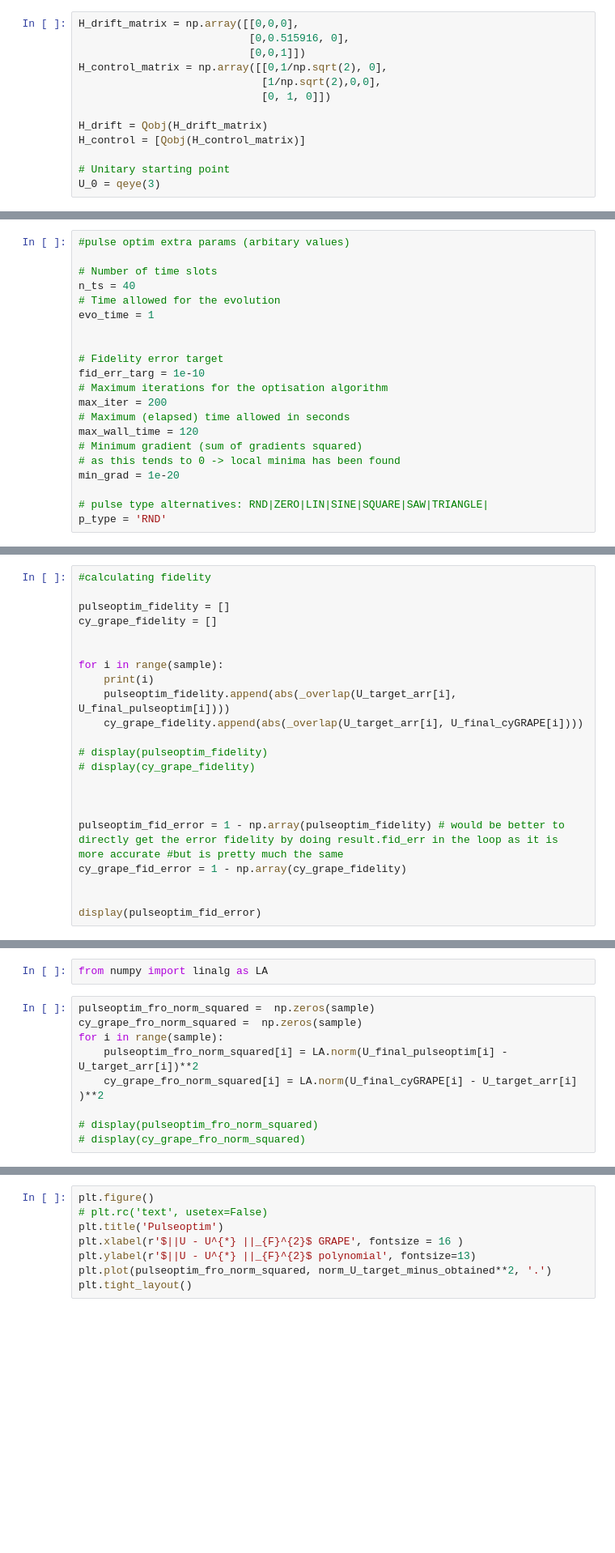
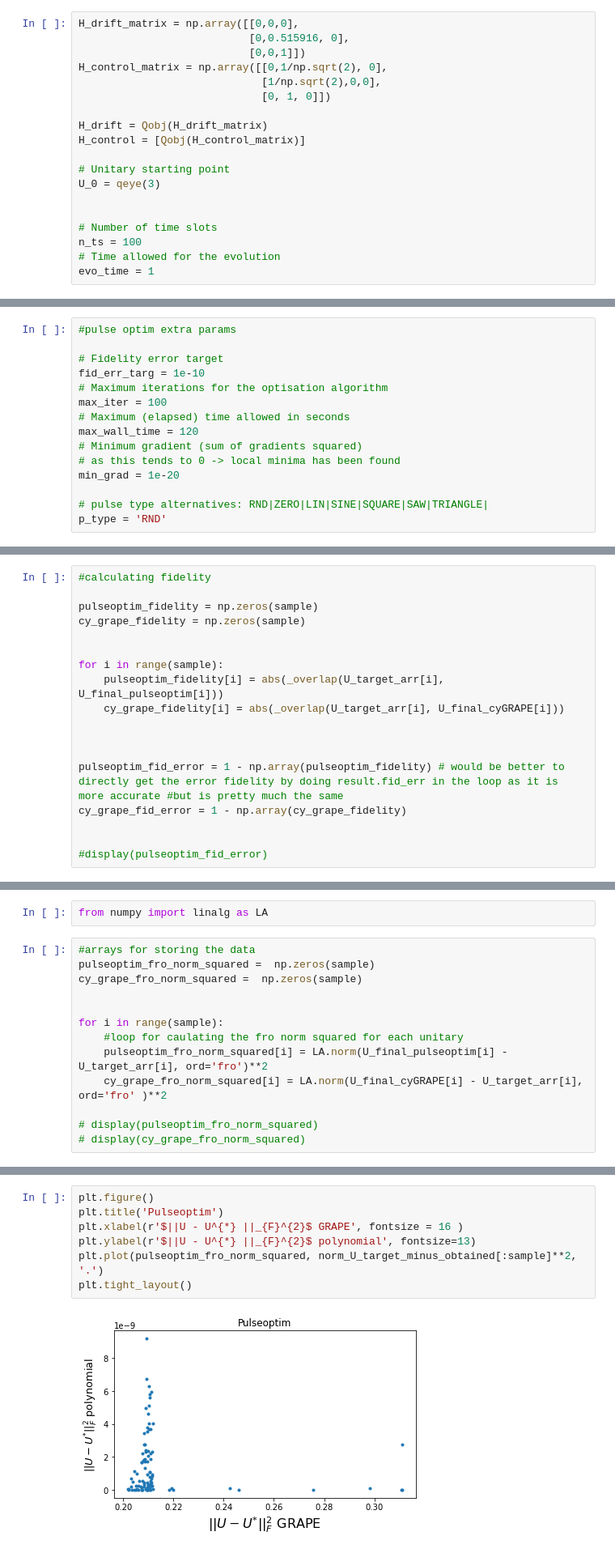
Before and after one commit to W-Parvaiz-DF/QOC_proj, a Jupyter notebook: QOC_Project/FrobeniusNorm.ipynb, the cells around one changed output, grey strips where cells are left out. Shown at 81% size. Cells and saved outputs as stored; diff of their text form; blank space fills up the shorter version.

```diff
--- a/QOC_Project/FrobeniusNorm.ipynb
+++ b/QOC_Project/FrobeniusNorm.ipynb
@@ -70,3 +130,9 @@ H_control = [Qobj(H_control_matrix)]
 
 # Unitary starting point
 U_0 = qeye(3)
+
+
+# Number of time slots
+n_ts = 100
+# Time allowed for the evolution
+evo_time = 1
@@ -75,16 +151,10 @@ U_0 = qeye(3)
 # %%
-#pulse optim extra params (arbitary values)
-
-# Number of time slots
-n_ts = 40
-# Time allowed for the evolution
-evo_time = 1
-
+#pulse optim extra params
 
 # Fidelity error target
 fid_err_targ = 1e-10
 # Maximum iterations for the optisation algorithm
-max_iter = 200
+max_iter = 100
 # Maximum (elapsed) time allowed in seconds
 max_wall_time = 120
 # Minimum gradient (sum of gradients squared)
@@ -269,17 +360,13 @@ Total run time:  21.63s
 # %%
 #calculating fidelity
 
-pulseoptim_fidelity = []
-cy_grape_fidelity = []
+pulseoptim_fidelity = np.zeros(sample)
+cy_grape_fidelity = np.zeros(sample)
 
 
 for i in range(sample):
-    print(i)
-    pulseoptim_fidelity.append(abs(_overlap(U_target_arr[i], U_final_pulseoptim[i])))
-    cy_grape_fidelity.append(abs(_overlap(U_target_arr[i], U_final_cyGRAPE[i])))
-
-# display(pulseoptim_fidelity)
-# display(cy_grape_fidelity)
+    pulseoptim_fidelity[i] = abs(_overlap(U_target_arr[i], U_final_pulseoptim[i]))
+    cy_grape_fidelity[i] = abs(_overlap(U_target_arr[i], U_final_cyGRAPE[i]))
 
 
 
@@ -287,7 +374,7 @@ pulseoptim_fid_error = 1 - np.array(pulseoptim_fidelity) # would be better to di
 cy_grape_fid_error = 1 - np.array(cy_grape_fidelity)
 
 
-display(pulseoptim_fid_error)
+#display(pulseoptim_fid_error)
 # %% [output]
 0
 1
@@ -362,11 +432,15 @@ plt.tight_layout()
 # %%
 from numpy import linalg as LA
 # %%
+#arrays for storing the data
 pulseoptim_fro_norm_squared =  np.zeros(sample)
 cy_grape_fro_norm_squared =  np.zeros(sample)
+
+
 for i in range(sample):
-    pulseoptim_fro_norm_squared[i] = LA.norm(U_final_pulseoptim[i] - U_target_arr[i])**2
-    cy_grape_fro_norm_squared[i] = LA.norm(U_final_cyGRAPE[i] - U_target_arr[i] )**2
+    #loop for caulating the fro norm squared for each unitary
+    pulseoptim_fro_norm_squared[i] = LA.norm(U_final_pulseoptim[i] - U_target_arr[i], ord='fro')**2
+    cy_grape_fro_norm_squared[i] = LA.norm(U_final_cyGRAPE[i] - U_target_arr[i], ord='fro' )**2
 
 # display(pulseoptim_fro_norm_squared)
 # display(cy_grape_fro_norm_squared)
@@ -410,10 +521,11 @@ plt.tight_layout()
 # %%
 plt.figure()
-# plt.rc('text', usetex=False)
 plt.title('Pulseoptim')
 plt.xlabel(r'$||U - U^{*} ||_{F}^{2}$ GRAPE', fontsize = 16 )
 plt.ylabel(r'$||U - U^{*} ||_{F}^{2}$ polynomial', fontsize=13)
-plt.plot(pulseoptim_fro_norm_squared, norm_U_target_minus_obtained**2, '.')
+plt.plot(pulseoptim_fro_norm_squared, norm_U_target_minus_obtained[:sample]**2, '.')
 plt.tight_layout()
+# %% [output]
+[figure, added]
 # %%
 plt.figure()
```
Also changed, not shown: parts of 30 cells of this notebook.
